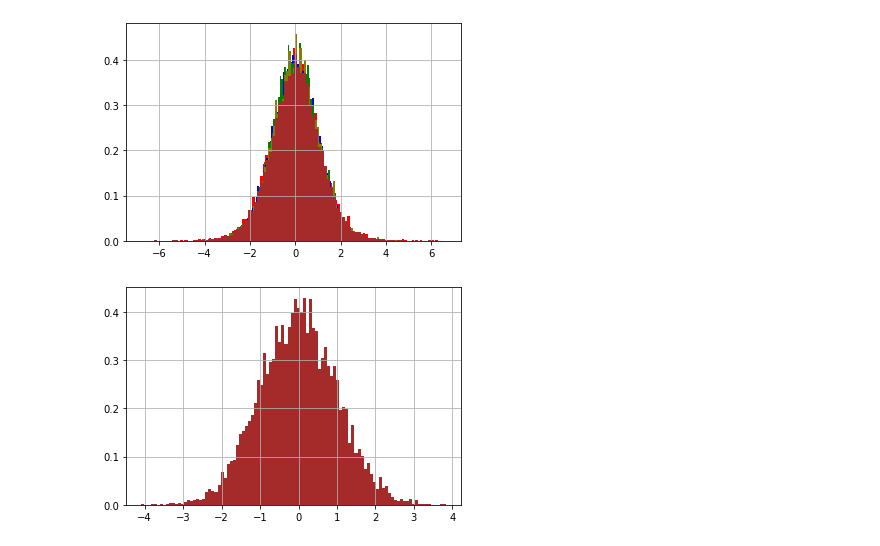
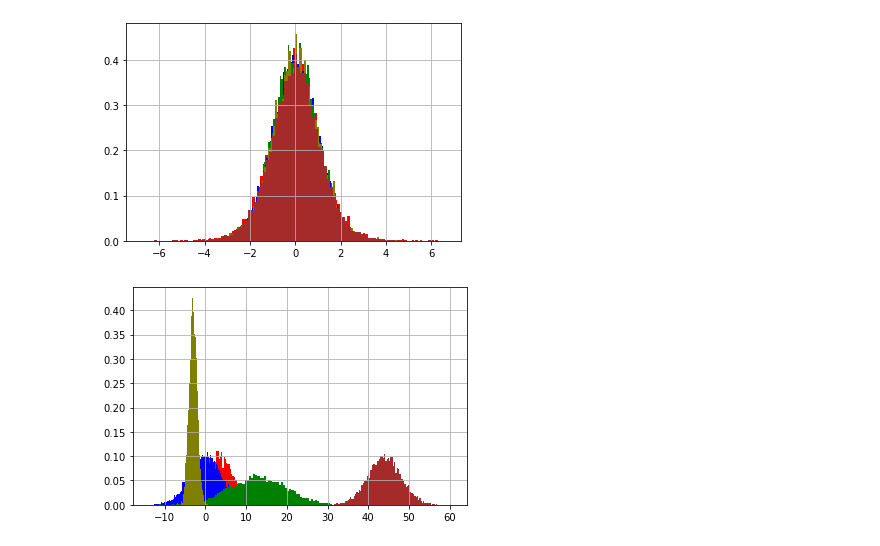
Before and after one commit to dimahl/Netology-dsu-5, a Jupyter notebook: Math_dz8_stat1.ipynb, the cells around one changed output. Drawn from its saved outputs; the diff is of its cells as text; code cells hidden in the pictures.

```diff
--- a/Math_dz8_stat1.ipynb
+++ b/Math_dz8_stat1.ipynb
@@ -57,14 +55,16 @@ Nor_1 = np.random.normal(loc=0.0, scale = 1.0, size=(7000,))
+# %%
+Nor_1 = np.random.normal(loc=3.0, scale = 4.0, size=(7000,))
+Nor_2 = np.random.normal(loc=0.0, scale = 4.0, size=(7000,))
+Nor_3 = np.random.normal(loc=13.0, scale = 7.0, size=(7000,))
+Nor_4 = np.random.normal(loc=-3.0, scale = 1.0, size=(7000,))
+Nor_5 = np.random.normal(loc=44.0, scale = 4.0, size=(7000,))
 # %%
-plt.hist(St_1, bins=100, density=True, color='red')
-plt.hist(St_2, bins=100, density=True, color='blue')
-plt.hist(St_3, bins=100, density=True, color='green')
-plt.hist(St_4, bins=100, density=True, color='olive')
-plt.hist(St_5, bins=100, density=True, color='brown')
+plt.hist(Nor_1, bins=100, density=True, color='red')
+plt.hist(Nor_2, bins=100, density=True, color='blue')
+plt.hist(Nor_3, bins=100, density=True, color='green')
+plt.hist(Nor_4, bins=100, density=True, color='olive')
+plt.hist(Nor_5, bins=100, density=True, color='brown')
 plt.grid()
 plt.show()
+# %% [output]
+[figure, added]
-# %%
-plt.hist(Nor_1, bins=100, density=True, color='brown')
-plt.grid()
-plt.show()
-# %% [output]
-[figure, removed]
```
Also changed, not shown: parts of 4 cells of this notebook.
